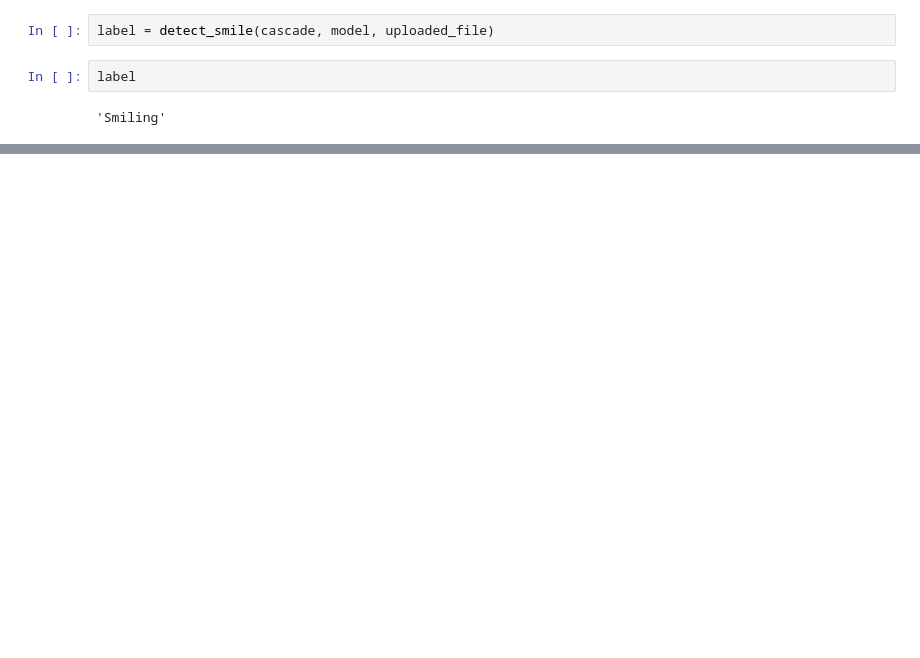
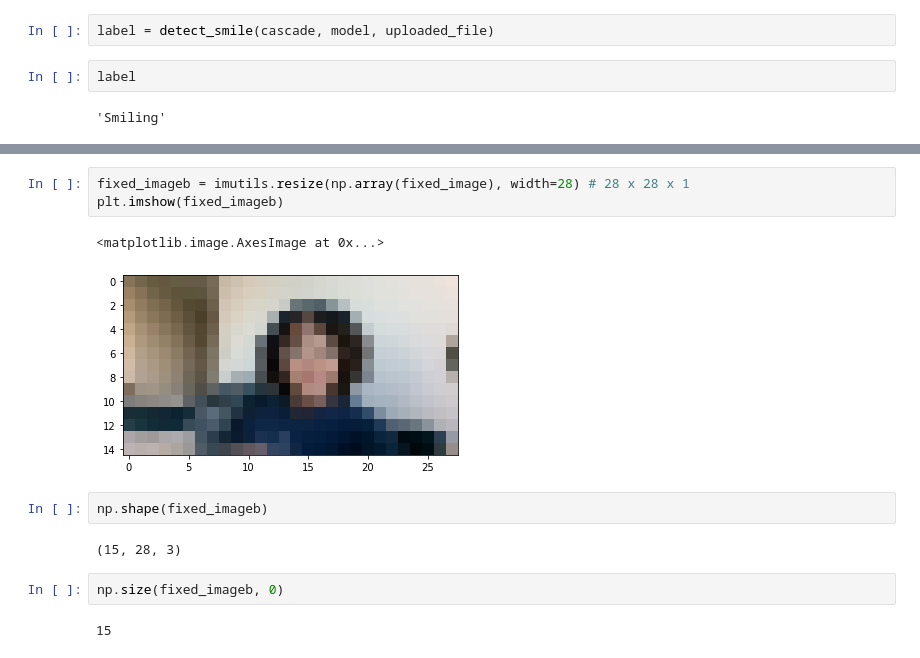
Before and after one commit to yahiakala/streamlit-tutorials, a Jupyter notebook: detect_smile_image.ipynb, the cells around one changed output, grey strips where cells are left out. Saved outputs shown, nothing was run; the diff lists cells and outputs as text; blank space fills up the shorter version.

```diff
--- a/detect_smile_image.ipynb
+++ b/detect_smile_image.ipynb
@@ -21,0 +57,14 @@ label
+# %%
+fixed_imageb = imutils.resize(np.array(fixed_image), width=28) # 28 x 28 x 1
+plt.imshow(fixed_imageb)
+# %% [output]
+<matplotlib.image.AxesImage at 0x...>
+[figure, added]
+# %%
+np.shape(fixed_imageb)
+# %% [output]
+(15, 28, 3)
+# %%
+np.size(fixed_imageb, 0)
+# %% [output]
+15
```
Also changed, not shown: parts of 8 cells of this notebook, 2 other files.
